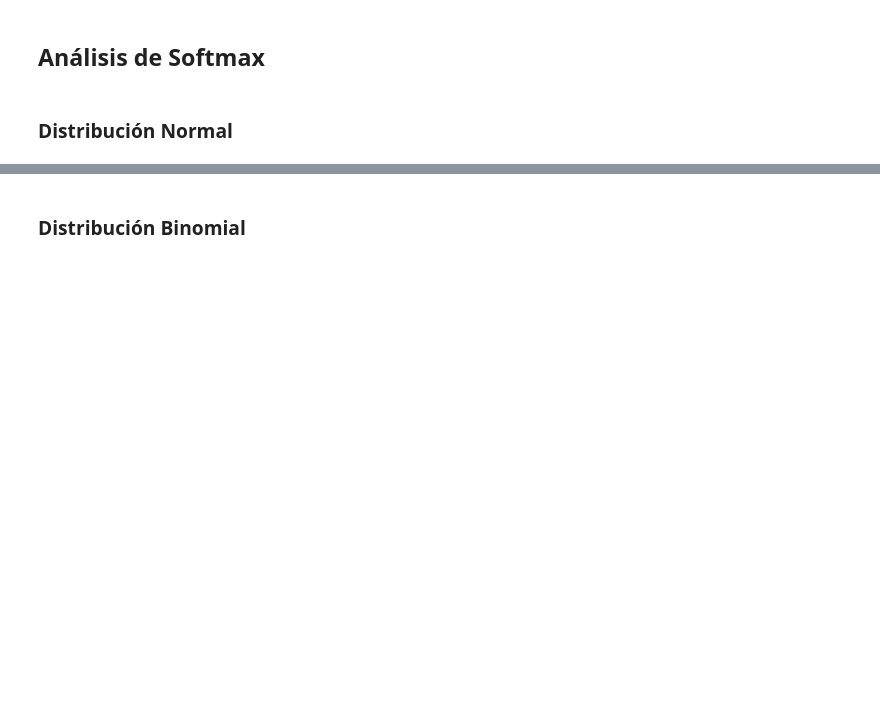
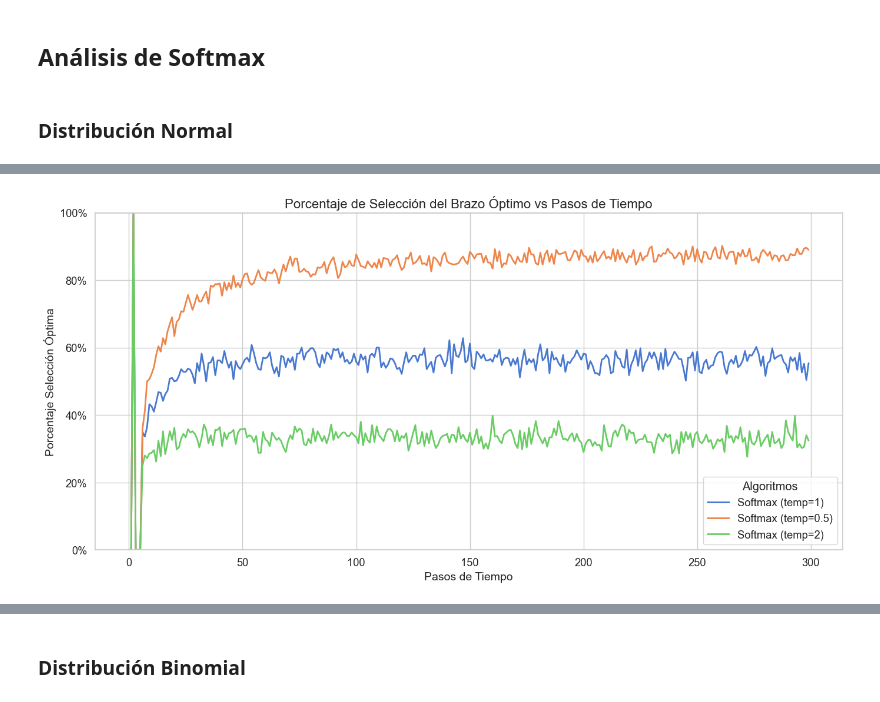
Before and after one commit to mlucasumu/EML_RL_LucasOrtiz, a Jupyter notebook: k_brazos/ascenso_gradiente.ipynb, the cells around one changed output, grey strips where cells are left out. Cells and saved outputs as stored; diff of their text form; code cells hidden in the pictures; blank space fills up the shorter version.

```diff
--- a/k_brazos/ascenso_gradiente.ipynb
+++ b/k_brazos/ascenso_gradiente.ipynb
@@ -37,0 +105,4 @@ SEMILLA = 1024
+# %%
+plot_optimal_selections(steps, optimal_selections_SN, algorithms_softmax)
+# %% [output]
+[figure, added]
```
Also changed, not shown: parts of 46 cells of this notebook.
